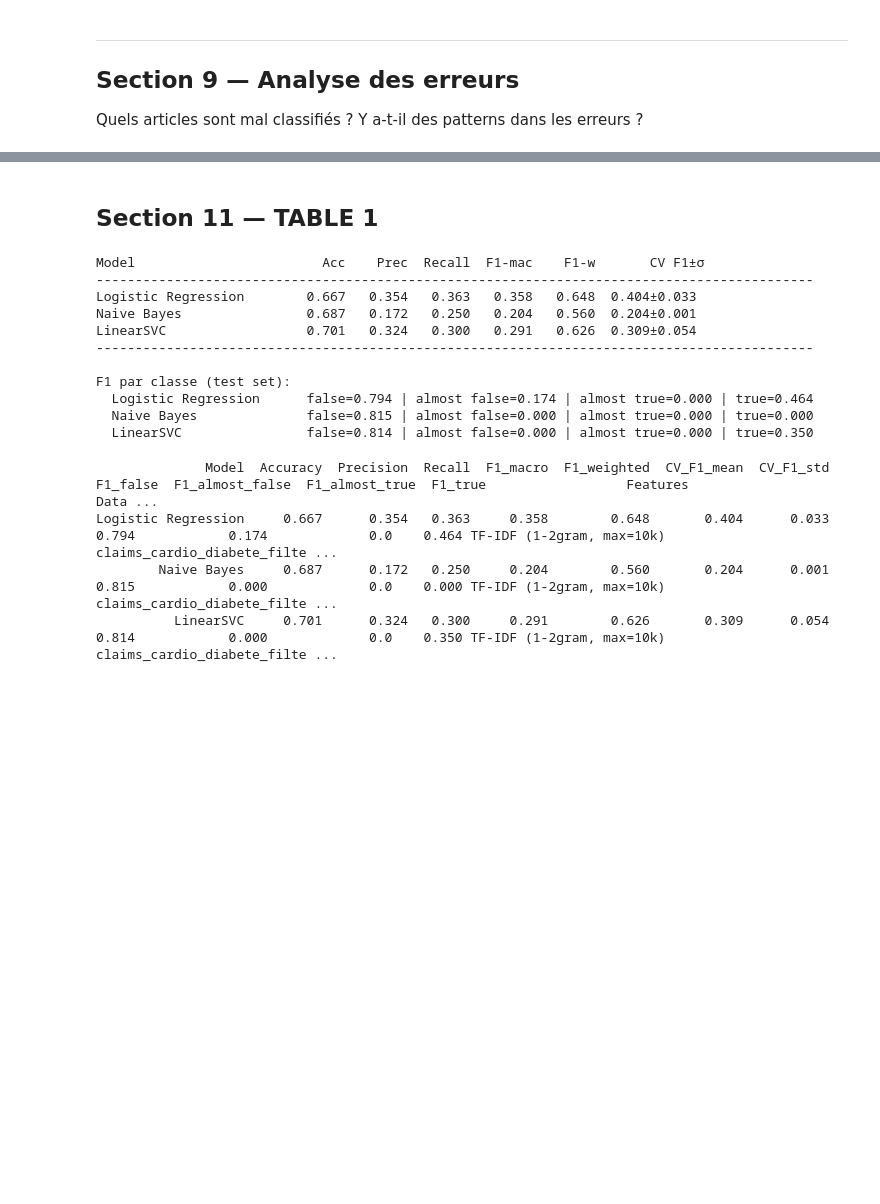
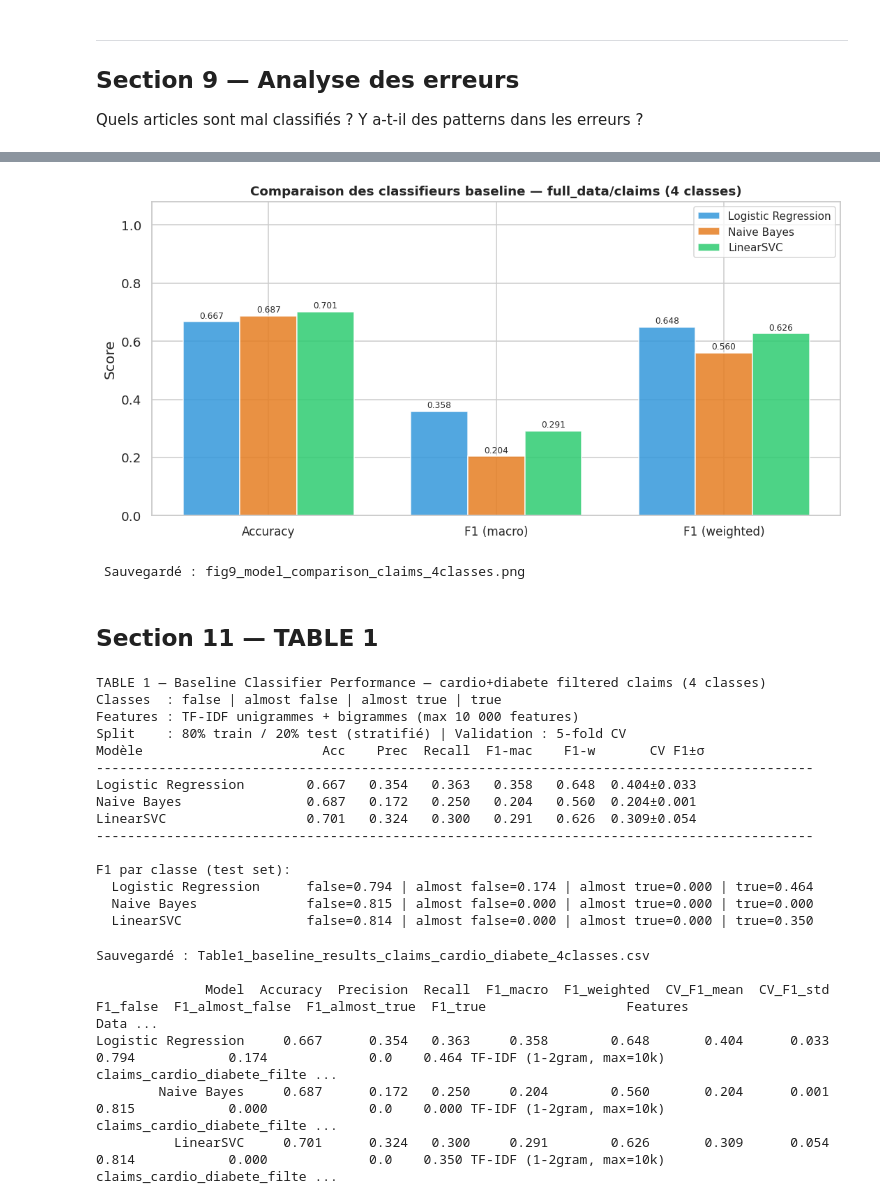
Before and after one commit to MohamedDiankha13/Monant_dataset, a Jupyter notebook: NB2_Monant_Baseline_Classifier.ipynb, the cells around one changed output, grey strips where cells are left out. Saved outputs shown, nothing was run; the diff lists cells and outputs as text; code cells hidden in the pictures; blank space fills up the shorter version.

```diff
--- a/NB2_Monant_Baseline_Classifier.ipynb
+++ b/NB2_Monant_Baseline_Classifier.ipynb
@@ -487,10 +652,50 @@ Erreurs totales : 49 / 147 (33.3%)
+# %%
+# Données de comparaison (multiclasse)
+metrics = ['accuracy', 'f1_macro', 'f1_weighted']
+metric_labels = ['Accuracy', 'F1 (macro)', 'F1 (weighted)']
+
+x = np.arange(len(metrics))
+width = 0.25
+colors = ['#3498db', '#e67e22', '#2ecc71']
+
+fig, ax = plt.subplots(figsize=(10, 5))
+
+for i, (name, res) in enumerate(test_results.items()):
+    vals = [res[m] for m in metrics]
+    bars = ax.bar(x + i*width, vals, width, label=name,
+                  color=colors[i], alpha=0.85, edgecolor='white')
+    for bar, v in zip(bars, vals):
+        ax.text(bar.get_x() + bar.get_width()/2,
+                bar.get_height() + 0.005,
+                f'{v:.3f}', ha='center', va='bottom', fontsize=8)
+
+ax.set_xticks(x + width)
+ax.set_xticklabels(metric_labels, fontsize=11)
+ax.set_ylim(0, 1.08)
+ax.set_ylabel('Score')
+ax.set_title('Comparaison des classifieurs baseline — full_data/claims (4 classes)',
+             fontsize=12, fontweight='bold')
+ax.legend(fontsize=10)
+
+plt.tight_layout()
+plt.savefig('fig9_model_comparison_claims_4classes.png', bbox_inches='tight', dpi=130)
+plt.show()
+print(' Sauvegardé : fig9_model_comparison_claims_4classes.png')
+# %% [output]
+[figure, added]
+ Sauvegardé : fig9_model_comparison_claims_4classes.png
 # %% [markdown]
 
 ## Section 11 — TABLE 1
 # %%
 
+print('TABLE 1 — Baseline Classifier Performance — cardio+diabete filtered claims (4 classes)')
+print('Classes  : false | almost false | almost true | true')
+print('Features : TF-IDF unigrammes + bigrammes (max 10 000 features)')
+print('Split    : 80% train / 20% test (stratifié) | Validation : 5-fold CV')
 
-header = f'{"Model":<24} {"Acc":>7} {"Prec":>7} {"Recall":>7} {"F1-mac":>7} {"F1-w":>7} {"CV F1±σ":>13}'
+
+header = f'{"Modèle":<24} {"Acc":>7} {"Prec":>7} {"Recall":>7} {"F1-mac":>7} {"F1-w":>7} {"CV F1±σ":>13}'
 print(header)
 print('-' * 92)
 
@@ -521,7 +726,11 @@ for name, res in test_results.items():
         f'true={f1c["true"]:.3f}'
     )
 # %% [output]
-Model                        Acc    Prec  Recall  F1-mac    F1-w       CV F1±σ
+TABLE 1 — Baseline Classifier Performance — cardio+diabete filtered claims (4 classes)
+Classes  : false | almost false | almost true | true
+Features : TF-IDF unigrammes + bigrammes (max 10 000 features)
+Split    : 80% train / 20% test (stratifié) | Validation : 5-fold CV
+Modèle                       Acc    Prec  Recall  F1-mac    F1-w       CV F1±σ
 --------------------------------------------------------------------------------------------
 Logistic Regression        0.667   0.354   0.363   0.358   0.648  0.404±0.033
 Naive Bayes                0.687   0.172   0.250   0.204   0.560  0.204±0.001
@@ -556,8 +765,13 @@ for name, res in test_results.items():
     rows.append(row)
 
 table1 = pd.DataFrame(rows)
+table1.to_csv('Table1_baseline_results_claims_cardio_diabete_4classes.csv', index=False)
+print('Sauvegardé : Table1_baseline_results_claims_cardio_diabete_4classes.csv')
+print()
 print(table1.to_string(index=False))
 # %% [output]
+Sauvegardé : Table1_baseline_results_claims_cardio_diabete_4classes.csv
+
               Model  Accuracy  Precision  Recall  F1_macro  F1_weighted  CV_F1_mean  CV_F1_std  F1_false  F1_almost_false  F1_almost_true  F1_true                  Features                        Data ...
 Logistic Regression     0.667      0.354   0.363     0.358        0.648       0.404      0.033     0.794            0.174             0.0    0.464 TF-IDF (1-2gram, max=10k) claims_cardio_diabete_filte ...
         Naive Bayes     0.687      0.172   0.250     0.204        0.560       0.204      0.001     0.815            0.000             0.0    0.000 TF-IDF (1-2gram, max=10k) claims_cardio_diabete_filte ...
```
Also changed, not shown: parts of 8 cells of this notebook, 3 other files.
